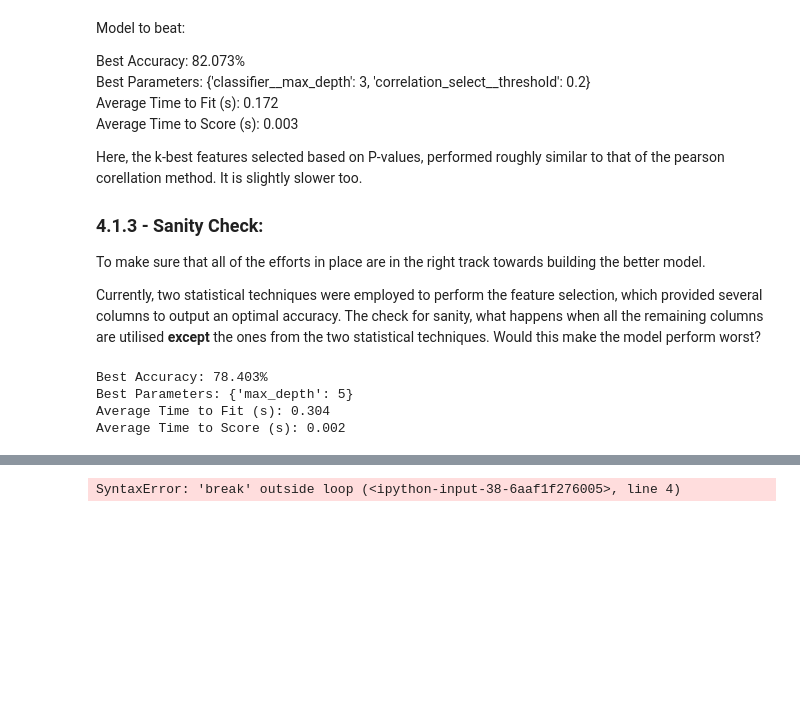
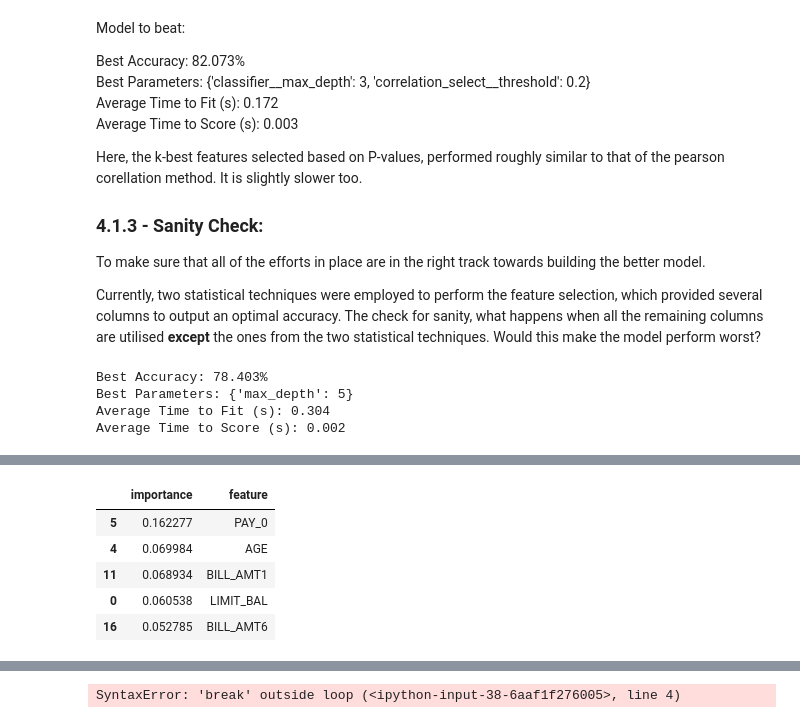
Before and after one commit to ylee9107/FeatureEngineering_myLearning, a Jupyter notebook: 3 - Feature Selection/Feature Selection.ipynb, the cells around one changed output, grey strips where cells are left out. Saved outputs shown, nothing was run; the diff lists cells and outputs as text; code cells hidden in the pictures; blank space fills up the shorter version.

```diff
--- a/3 - Feature Selection/Feature Selection.ipynb
+++ b/3 - Feature Selection/Feature Selection.ipynb
@@ -728,0 +743,20 @@ Yes, it does indeed perform worst with the non-performant features. Proceed to t
+# %%
+# Instantiate the Decision tree classifier:
+decision_tree = DecisionTreeClassifier()
+
+# fit it to the dataset:
+decision_tree.fit(X_features_credit, y_target_credit)
+
+# Place in DataFrame:
+importances_tree = pd.DataFrame({'importance': decision_tree.feature_importances_,
+                                 'feature':X_features_credit.columns}).sort_values('importance', ascending=False)
+
+# Inspect:
+importances_tree.head()
+# %% [output]
+|  | importance | feature |
+| 5 | 0.162277 | PAY_0 |
+| 4 | 0.069984 | AGE |
+| 11 | 0.068934 | BILL_AMT1 |
+| 0 | 0.060538 | LIMIT_BAL |
+| 16 | 0.052785 | BILL_AMT6 |
```
Also changed, not shown: parts of 20 cells of this notebook.
